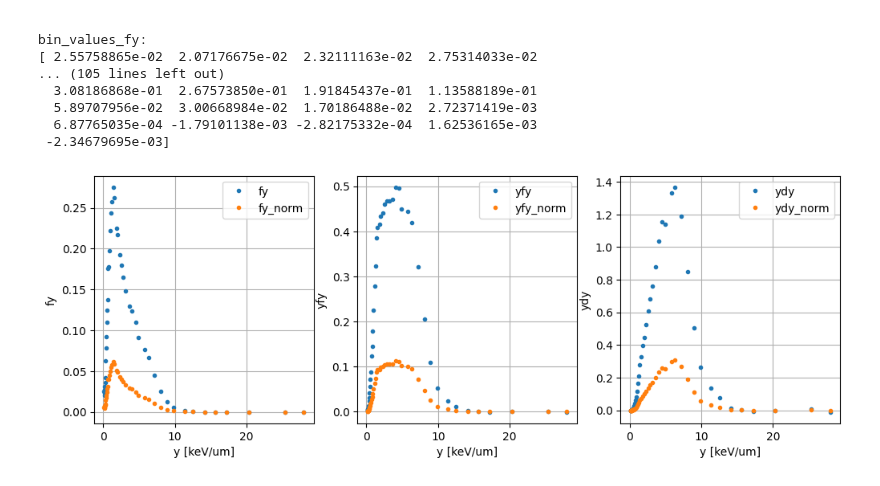
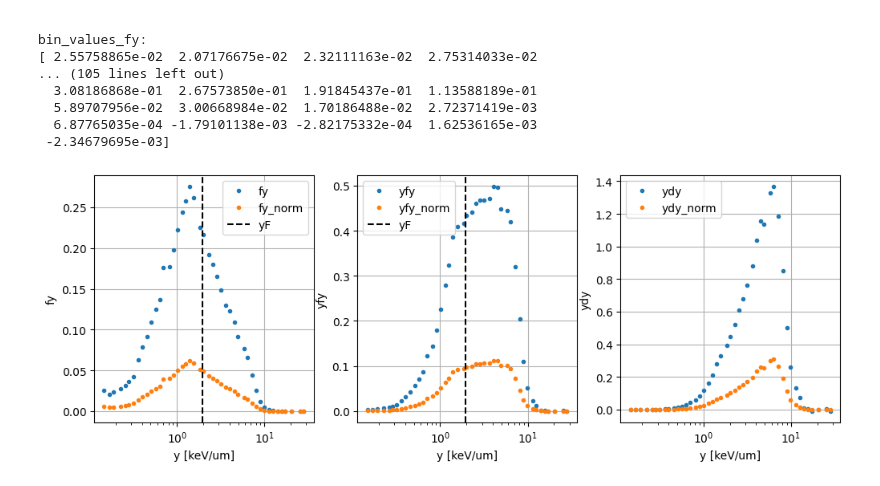
Before and after one commit to grzanka/microdosimetric_spectra_folding, a Jupyter notebook: notebooks/0.1-validation-folding.ipynb, the cells around one changed output. Saved outputs shown, nothing was run; the diff lists cells and outputs as text; code cells hidden in the pictures.

```diff
--- a/notebooks/0.1-validation-folding.ipynb
+++ b/notebooks/0.1-validation-folding.ipynb
@@ -87,18 +87,21 @@ bin_values_fy:
 # %%
 fig, ax = plt.subplots(nrows=1, ncols=3, figsize=(12, 4))
 ax[0].plot(spectrum.y, spectrum.fy, '.', label='fy')
 ax[0].plot(spectrum.y, spectrum.fy_norm, '.', label='fy_norm')
+ax[0].axvline(spectrum.yF, color='k', linestyle='--', label='yF')
 ax[0].set_ylabel('fy')
 ax[1].plot(spectrum.y, spectrum.yfy, '.', label='yfy')
 ax[1].plot(spectrum.y, spectrum.yfy_norm, '.', label='yfy_norm')
+ax[1].axvline(spectrum.yF, color='k', linestyle='--', label='yF')
 ax[1].set_ylabel('yfy')
 ax[2].plot(spectrum.y, spectrum.ydy, '.', label='ydy')
 ax[2].plot(spectrum.y, spectrum.ydy_norm, '.', label='ydy_norm')
 ax[2].set_ylabel('ydy')
 for a in ax:
-    #a.set_xscale('log')
+    a.set_xscale('log')
+    #a.set_yscale('log')
     a.grid()
     a.set_xlabel('y [keV/um]')
     a.legend()
 # %% [output]
-[figure, old version]
+[figure, new version]
```
Also changed, not shown: 4 other files.
